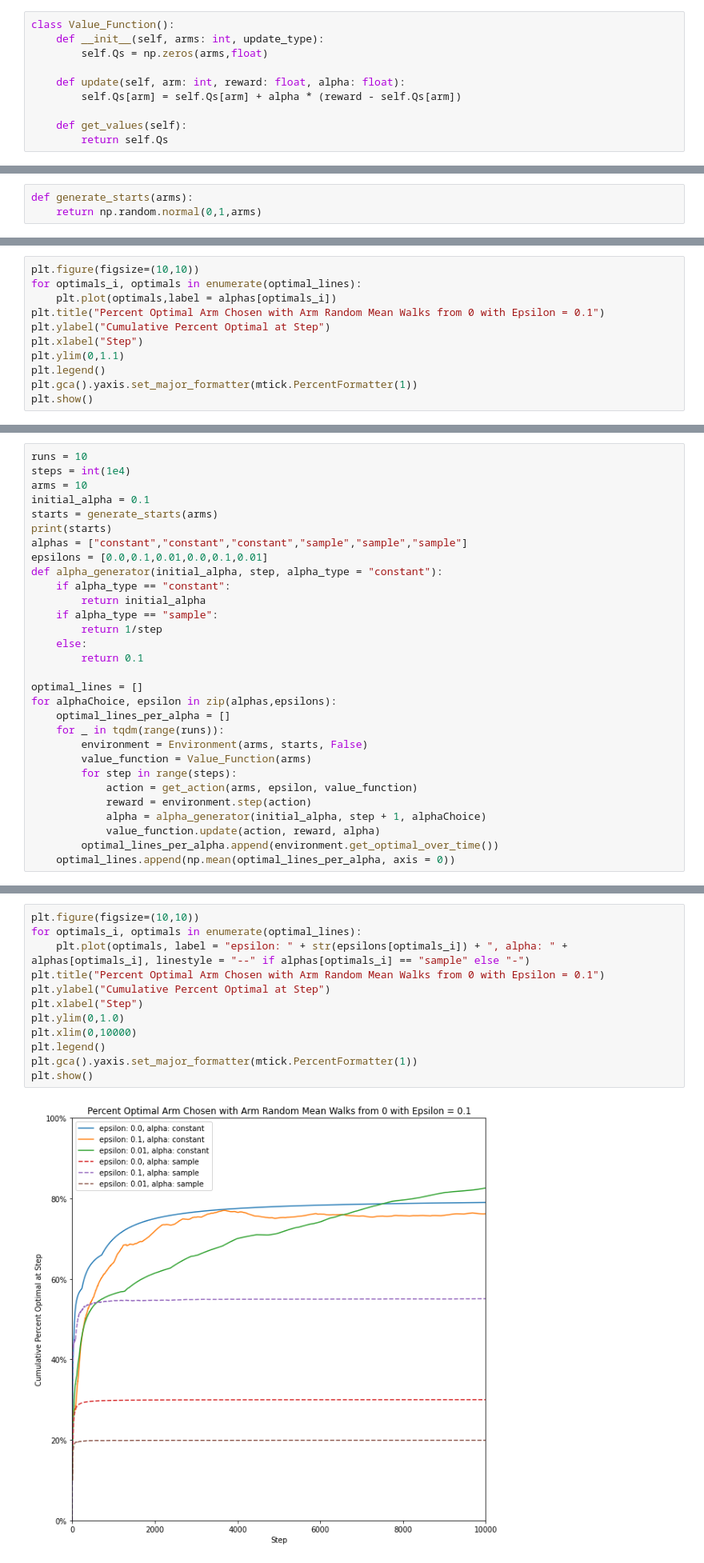
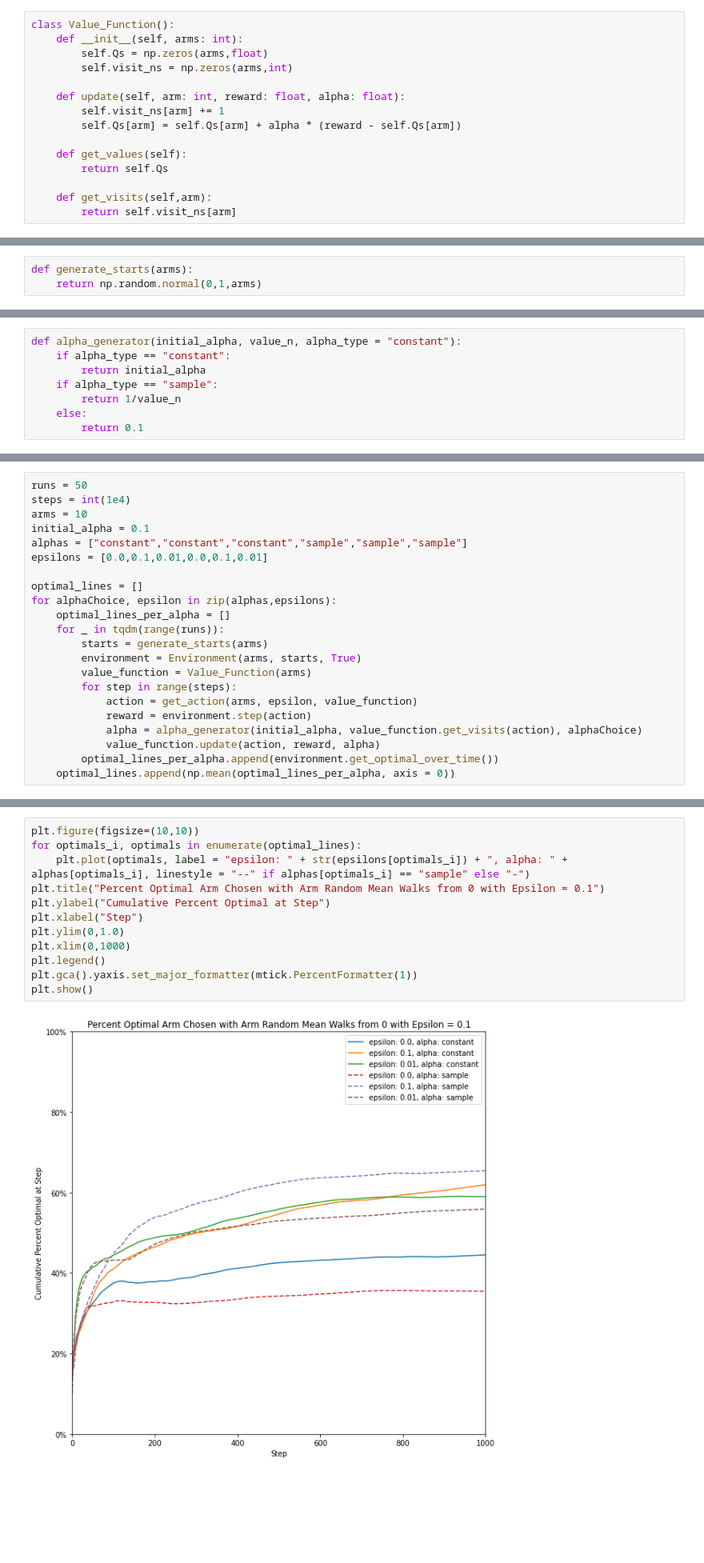
Before and after one commit to Cvmaggio/ReinforcementLearningSutton-Barto, a Jupyter notebook: examples/Exercise2-5SampleAverageDifficulty.ipynb, the cells around one changed output, grey strips where cells are left out. Shown at 80% size. Cells and saved outputs as stored; diff of their text form; blank space fills up the shorter version.

```diff
--- a/examples/Exercise2-5SampleAverageDifficulty.ipynb
+++ b/examples/Exercise2-5SampleAverageDifficulty.ipynb
@@ -38,14 +35,19 @@ class Environment():
         return self.optimal_over_time
 # %%
 class Value_Function():
-    def __init__(self, arms: int, update_type):
+    def __init__(self, arms: int):
         self.Qs = np.zeros(arms,float)
+        self.visit_ns = np.zeros(arms,int)
 
     def update(self, arm: int, reward: float, alpha: float):
+        self.visit_ns[arm] += 1
         self.Qs[arm] = self.Qs[arm] + alpha * (reward - self.Qs[arm])
 
     def get_values(self):
         return self.Qs
+
+    def get_visits(self,arm):
+        return self.visit_ns[arm]
 # %%
 def get_action(arms: int, epsilon: float, value_function: Value_Function):
     if np.random.uniform(0,1.0,1) < epsilon:
@@ -88,11 +60,0 @@ for alphaChoice in alphas:
-# %%
-plt.figure(figsize=(10,10))
-for optimals_i, optimals in enumerate(optimal_lines):
-    plt.plot(optimals,label = alphas[optimals_i])
-plt.title("Percent Optimal Arm Chosen with Arm Random Mean Walks from 0 with Epsilon = 0.1")
-plt.ylabel("Cumulative Percent Optimal at Step")
-plt.xlabel("Step")
-plt.ylim(0,1.1)
-plt.legend()
-plt.gca().yaxis.set_major_formatter(mtick.PercentFormatter(1))
-plt.show()
@@ -101,3 +61,11 @@ plt.show()
+# %%
+def alpha_generator(initial_alpha, value_n, alpha_type = "constant"):
+    if alpha_type == "constant":
+        return initial_alpha
+    if alpha_type == "sample":
+        return 1/value_n
+    else:
+        return 0.1
 # %%
 # runs = 10
 # steps = 10_000_000
@@ -127,32 +95,24 @@ plt.show()
 # plt.gca().yaxis.set_major_formatter(mtick.PercentFormatter(1))
 # plt.savefig("../figures/exercise2-5/Percent_Optimal_Arm_Chosen_with_Arm_Random_Mean_walks_from_0_with_Epsilon_=_02.png")
 # %%
-runs = 10
+runs = 50
 steps = int(1e4)
 arms = 10
 initial_alpha = 0.1
-starts = generate_starts(arms)
-print(starts)
 alphas = ["constant","constant","constant","sample","sample","sample"]
 epsilons = [0.0,0.1,0.01,0.0,0.1,0.01]
-def alpha_generator(initial_alpha, step, alpha_type = "constant"):
-    if alpha_type == "constant":
-        return initial_alpha
-    if alpha_type == "sample":
-        return 1/step
-    else:
-        return 0.1
 
 optimal_lines = []
 for alphaChoice, epsilon in zip(alphas,epsilons):
     optimal_lines_per_alpha = []
     for _ in tqdm(range(runs)):
-        environment = Environment(arms, starts, False)
+        starts = generate_starts(arms)
+        environment = Environment(arms, starts, True)
         value_function = Value_Function(arms)
         for step in range(steps):
             action = get_action(arms, epsilon, value_function)
             reward = environment.step(action)
-            alpha = alpha_generator(initial_alpha, step + 1, alphaChoice)
+            alpha = alpha_generator(initial_alpha, value_function.get_visits(action), alphaChoice)
             value_function.update(action, reward, alpha)
         optimal_lines_per_alpha.append(environment.get_optimal_over_time())
     optimal_lines.append(np.mean(optimal_lines_per_alpha, axis = 0))
@@ -161,14 +119,14 @@ for alphaChoice, epsilon in zip(alphas,epsilons):
 # %%
 plt.figure(figsize=(10,10))
 for optimals_i, optimals in enumerate(optimal_lines):
     plt.plot(optimals, label = "epsilon: " + str(epsilons[optimals_i]) + ", alpha: " + alphas[optimals_i], linestyle = "--" if alphas[optimals_i] == "sample" else "-")
 plt.title("Percent Optimal Arm Chosen with Arm Random Mean Walks from 0 with Epsilon = 0.1")
 plt.ylabel("Cumulative Percent Optimal at Step")
 plt.xlabel("Step")
 plt.ylim(0,1.0)
-plt.xlim(0,10000)
+plt.xlim(0,1000)
 plt.legend()
 plt.gca().yaxis.set_major_formatter(mtick.PercentFormatter(1))
 plt.show()
 # %% [output]
-[figure, old version]
+[figure, new version]
```
Also changed, not shown: parts of 4 cells of this notebook, 2 other files.
